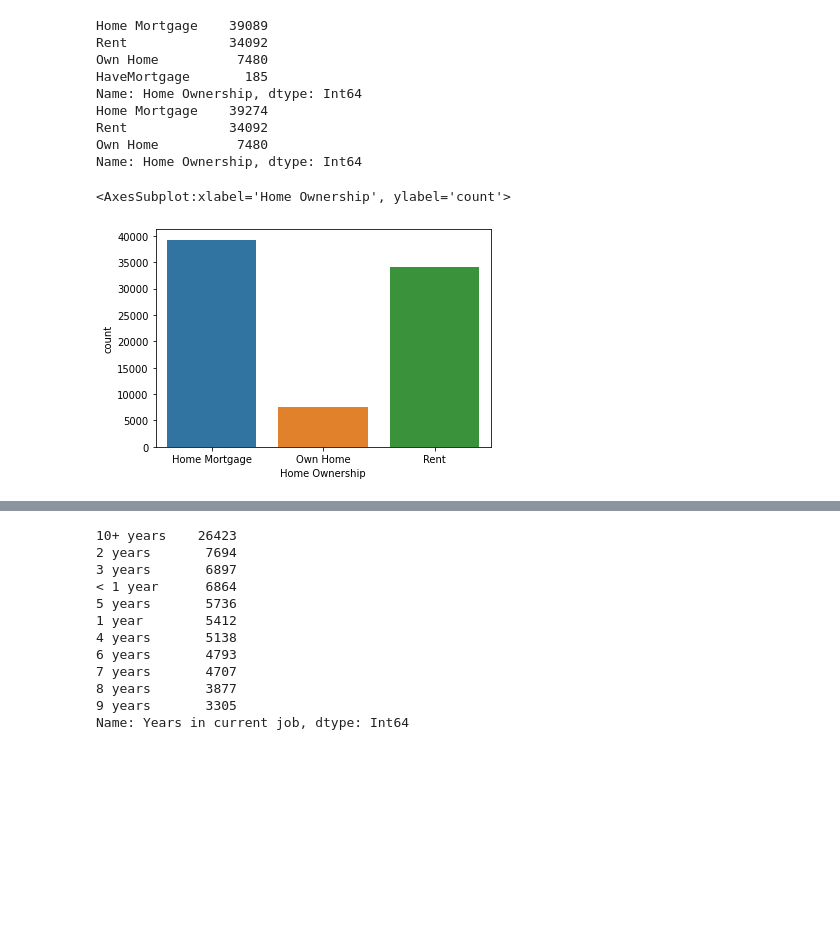
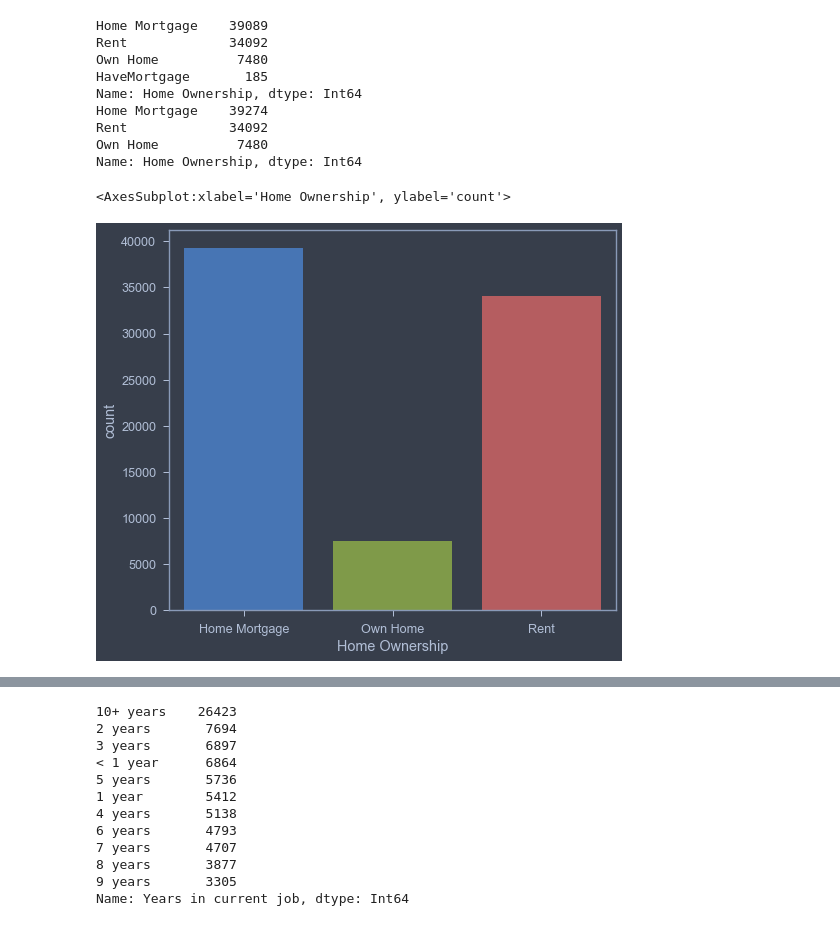
Before and after one commit to ladaegorova18/Data_Analysis, a Jupyter notebook: Tasks/Vizualization/Visualization.ipynb, the cells around one changed output, grey strips where cells are left out. Saved outputs shown, nothing was run; the diff lists cells and outputs as text; code cells hidden in the pictures; blank space fills up the shorter version.

```diff
--- a/Tasks/Vizualization/Visualization.ipynb
+++ b/Tasks/Vizualization/Visualization.ipynb
@@ -96,4 +95,7 @@ memory usage: 13.3 MB
 # %%
-df.fillna(method = 'pad', inplace=True)
-df.info()
+#df = df.style.set_properties(**{
+#    'font-size': '20pt',
+#})
+#df = df.style.applymap('font-size: 20pt')
+#df
 # %% [output]
@@ -193,10 +179,11 @@ Rent             34092
 Own Home          7480
 Name: Home Ownership, dtype: Int64
 # %%
+jtplot.style(theme='onedork', context='notebook', ticks=True, grid=False)
 sns.countplot(df['Home Ownership'])
 # %% [output]
 <AxesSubplot:xlabel='Home Ownership', ylabel='count'>
-[figure, old version]
+[figure, new version]
 # %%
 plt.pie(df['Home Ownership'].value_counts(), labels = df['Home Ownership'].unique(), autopct='%.0f%%')
 # %% [output]
```
Also changed, not shown: parts of 25 cells of this notebook, 5 other files.
